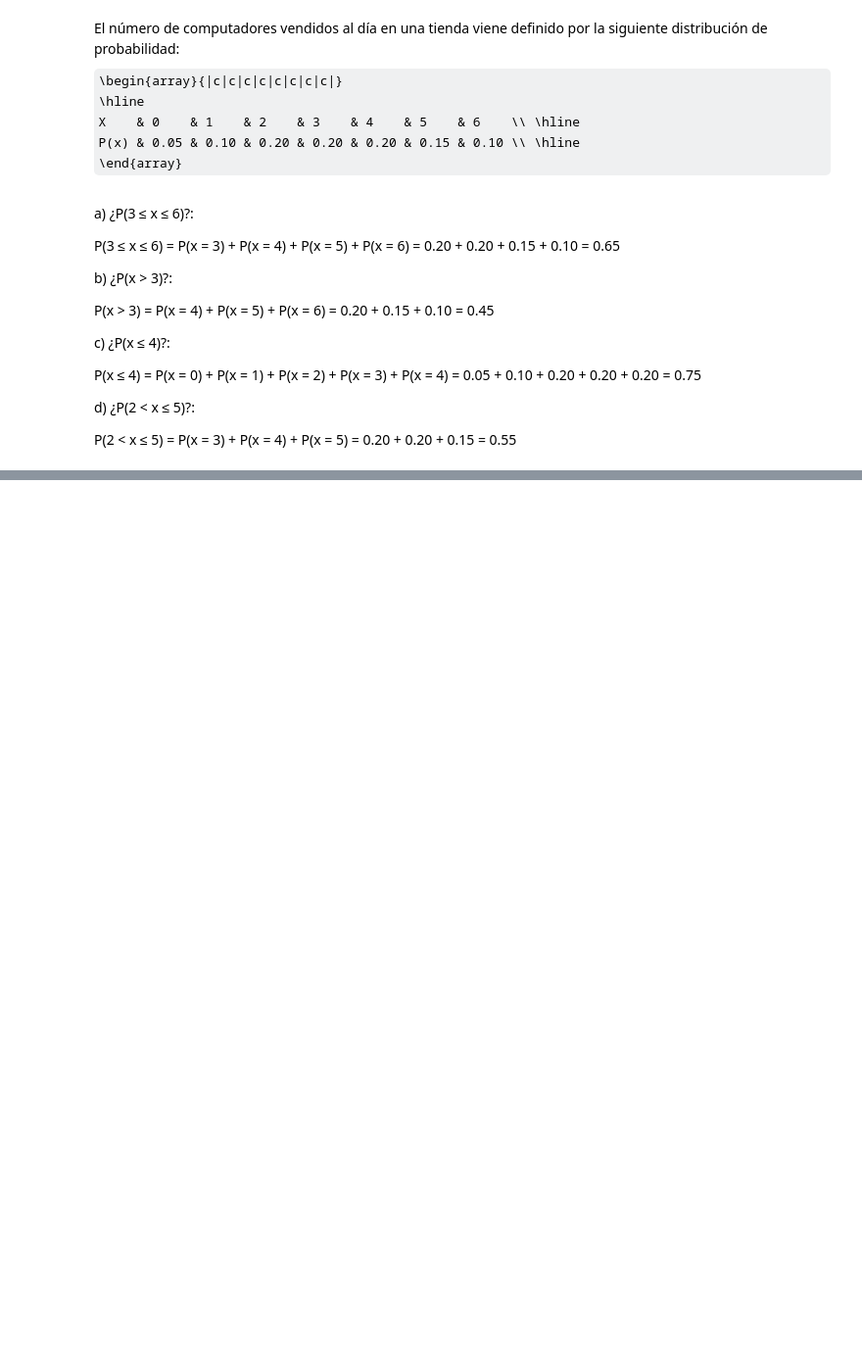
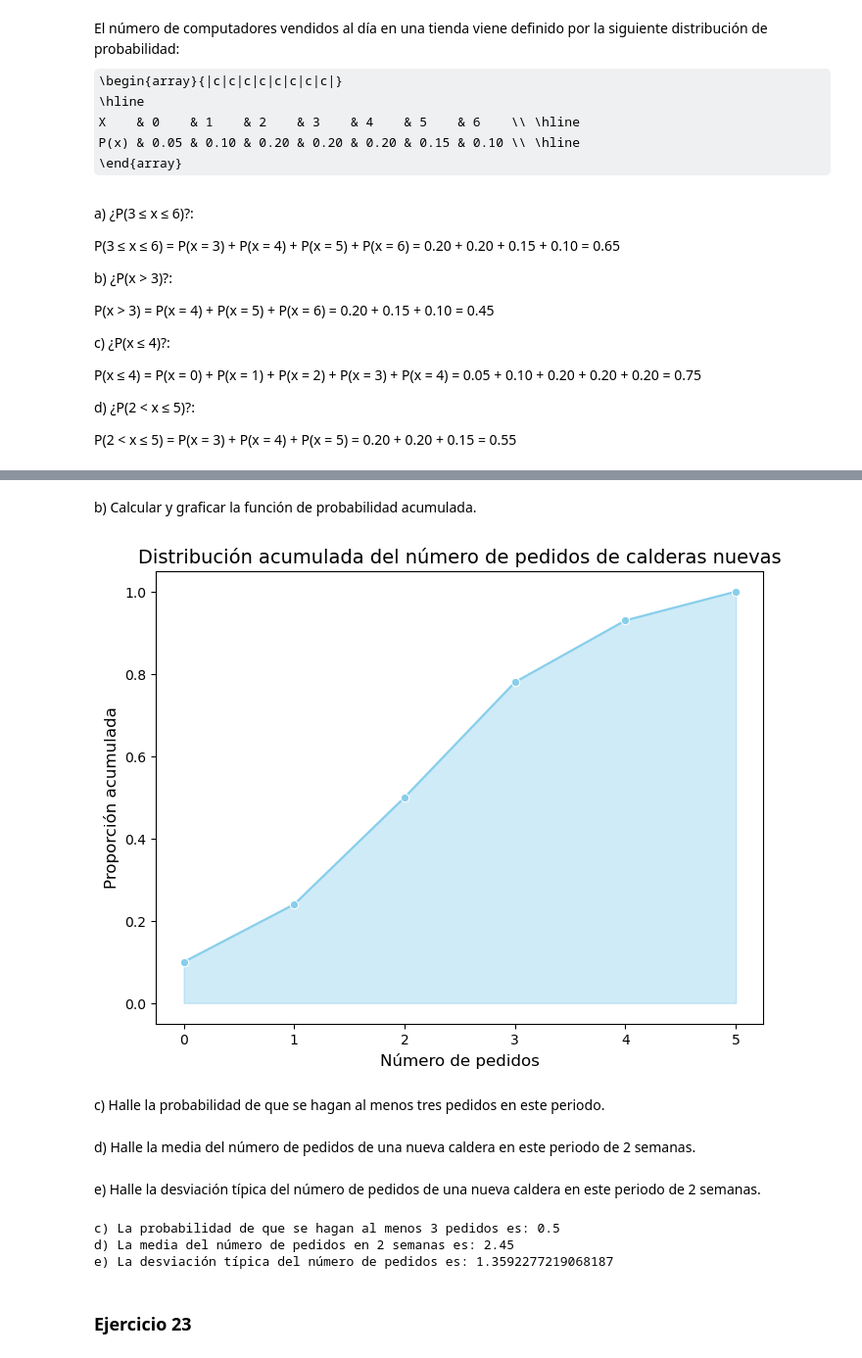
Before and after one commit to TauberF/AnalisisDeDatos, a Jupyter notebook: Practico3/Practico3.ipynb, the cells around one changed output, grey strips where cells are left out. Shown: that part at 98% size. Cells and saved outputs as stored; diff of their text form; code cells hidden in the pictures; some formulas as TeX source; blank space fills up the shorter version.

```diff
--- a/Practico3/Practico3.ipynb
+++ b/Practico3/Practico3.ipynb
@@ -251,0 +402,59 @@ P(2 < x ≤ 5) = P(x = 3) + P(x = 4) + P(x = 5) = 0.20 + 0.20 + 0.15 = 0.55
+# %% [markdown]
+b) Calcular y graficar la función de probabilidad acumulada.
+# %%
+import seaborn as sns
+
+dataEj22b = {
+    'Número de pedidos': [0, 1, 2, 3, 4, 5],
+    'Proporción': [0.10, 0.14, 0.26, 0.28, 0.15, 0.07]
+}
+
+df = pd.DataFrame(dataEj22b)
+df['Proporción acumulada'] = df['Proporción'].cumsum()
+plt.figure(figsize=(8, 6))
+sns.lineplot(x='Número de pedidos', y='Proporción acumulada', data=df, marker='o', color='skyblue')
+plt.fill_between(df['Número de pedidos'], df['Proporción acumulada'], color='skyblue', alpha=0.4)
+
+plt.title('Distribución acumulada del número de pedidos de calderas nuevas', fontsize=14)
+plt.xlabel('Número de pedidos', fontsize=12)
+plt.ylabel('Proporción acumulada', fontsize=12)
+
+plt.show()
+# %% [output]
+[figure, added]
+# %% [markdown]
+c) Halle la probabilidad de que se hagan al menos tres pedidos en este periodo.
+# %% [markdown]
+d) Halle la media del número de pedidos de una nueva caldera en este periodo de 2 semanas.
+# %% [markdown]
+e) Halle la desviación típica del número de pedidos de una nueva caldera en este periodo de 2 semanas.
+# %%
+data = {
+    'Número de pedidos': [0, 1, 2, 3, 4, 5],
+    'Proporción': [0.10, 0.14, 0.26, 0.28, 0.15, 0.07]
+}
+
+df = pd.DataFrame(data)
+
+# c) Calcular la probabilidad de que se hagan al menos 3 pedidos
+# P(X >= 3) = P(3) + P(4) + P(5)
+prob_at_least_3 = df[df['Número de pedidos'] >= 3]['Proporción'].sum()
+
+# d) Calcular la media (esperanza matemática)
+media_pedidos = np.sum(df['Número de pedidos'] * df['Proporción'])
+
+# e) Calcular la desviación típica
+# Primero, calcular la varianza: sum((x - media)^2 * P(x))
+varianza_pedidos = np.sum((df['Número de pedidos'] - media_pedidos) ** 2 * df['Proporción'])
+desviacion_t_pedidos = np.sqrt(varianza_pedidos)
+
+# Mostrar los resultados
+print(f"c) La probabilidad de que se hagan al menos 3 pedidos es: {prob_at_least_3}")
+print(f"d) La media del número de pedidos en 2 semanas es: {media_pedidos}")
+print(f"e) La desviación típica del número de pedidos es: {desviacion_t_pedidos}")
+# %% [output]
+c) La probabilidad de que se hagan al menos 3 pedidos es: 0.5
+d) La media del número de pedidos en 2 semanas es: 2.45
+e) La desviación típica del número de pedidos es: 1.3592277219068187
+# %% [markdown]
+### Ejercicio 23
```
Also changed, not shown: parts of 45 cells of this notebook.
